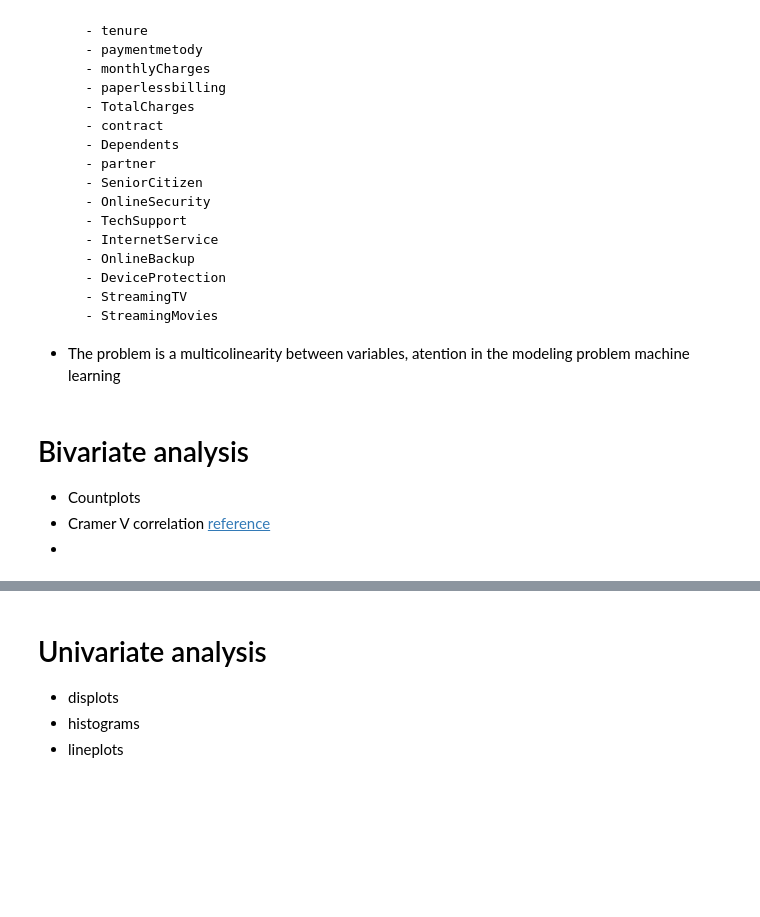
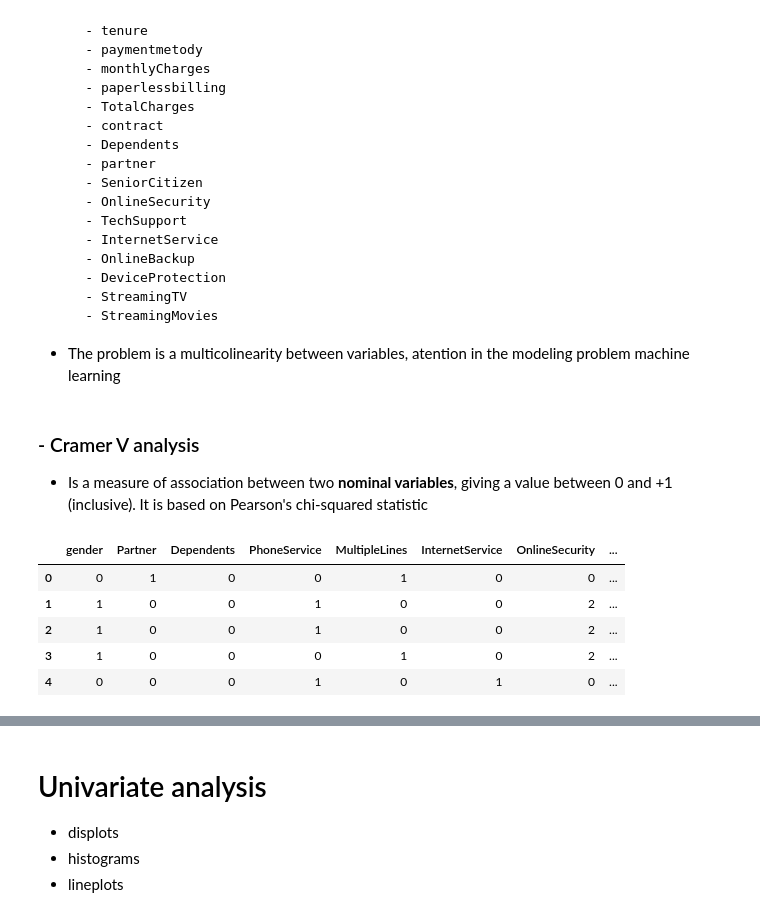
Before and after one commit to Eric-Oliveira-ds/Telco-Customer-Churn, a Jupyter notebook: notebook/EDA.ipynb, the cells around one changed output, grey strips where cells are left out. Cells and saved outputs as stored; diff of their text form; code cells hidden in the pictures; blank space fills up the shorter version.

```diff
--- a/notebook/EDA.ipynb
+++ b/notebook/EDA.ipynb
@@ -286,8 +294,6 @@ Deprecated in NumPy 1.20; for more details and guidance: https://numpy.org/devdo
         - StreamingMovies
 
 - The problem is a multicolinearity between variables, atention in the modeling problem machine learning
-# %% [markdown]
-# Bivariate analysis
-- Countplots
-- Cramer V correlation [reference](https://en.wikipedia.org/wiki/Cram%C3%A9r%27s_V)
--
+# %% [markdown]
+### - Cramer V analysis
+- Is a measure of association between two **nominal variables**, giving a value between 0 and +1 (inclusive). It is based on Pearson's chi-squared statistic
@@ -293,0 +311,9 @@ Deprecated in NumPy 1.20; for more details and guidance: https://numpy.org/devdo
+# %%
+df_cramer_encoded.head()
+# %% [output]
+|  | gender | Partner | Dependents | PhoneService | MultipleLines | InternetService | OnlineSecurity | ... |
+| 0 | 0 | 1 | 0 | 0 | 1 | 0 | 0 | ... |
+| 1 | 1 | 0 | 0 | 1 | 0 | 0 | 2 | ... |
+| 2 | 1 | 0 | 0 | 1 | 0 | 0 | 2 | ... |
+| 3 | 1 | 0 | 0 | 0 | 1 | 0 | 2 | ... |
+| 4 | 0 | 0 | 0 | 1 | 0 | 1 | 0 | ... |
```
Also changed, not shown: parts of 19 cells of this notebook.
